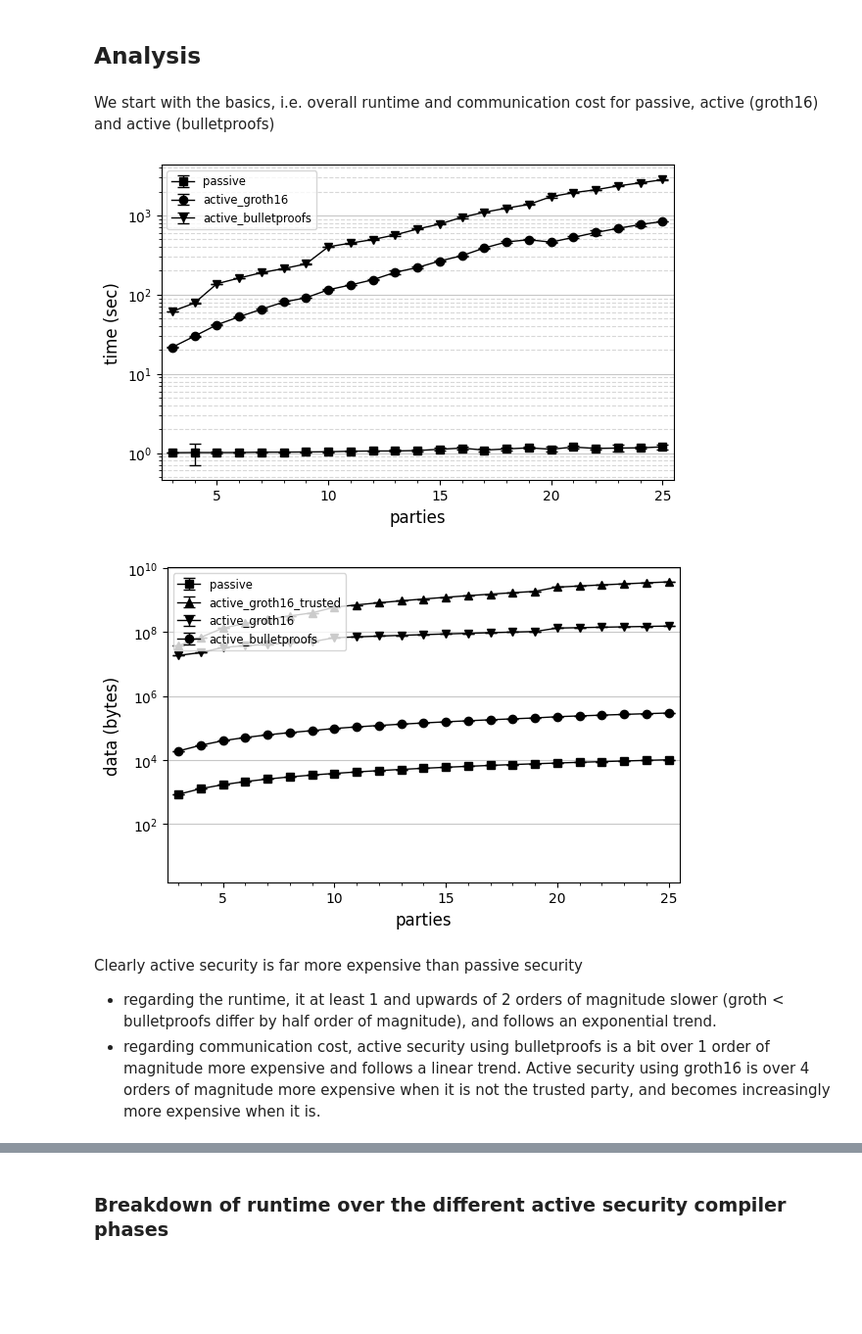
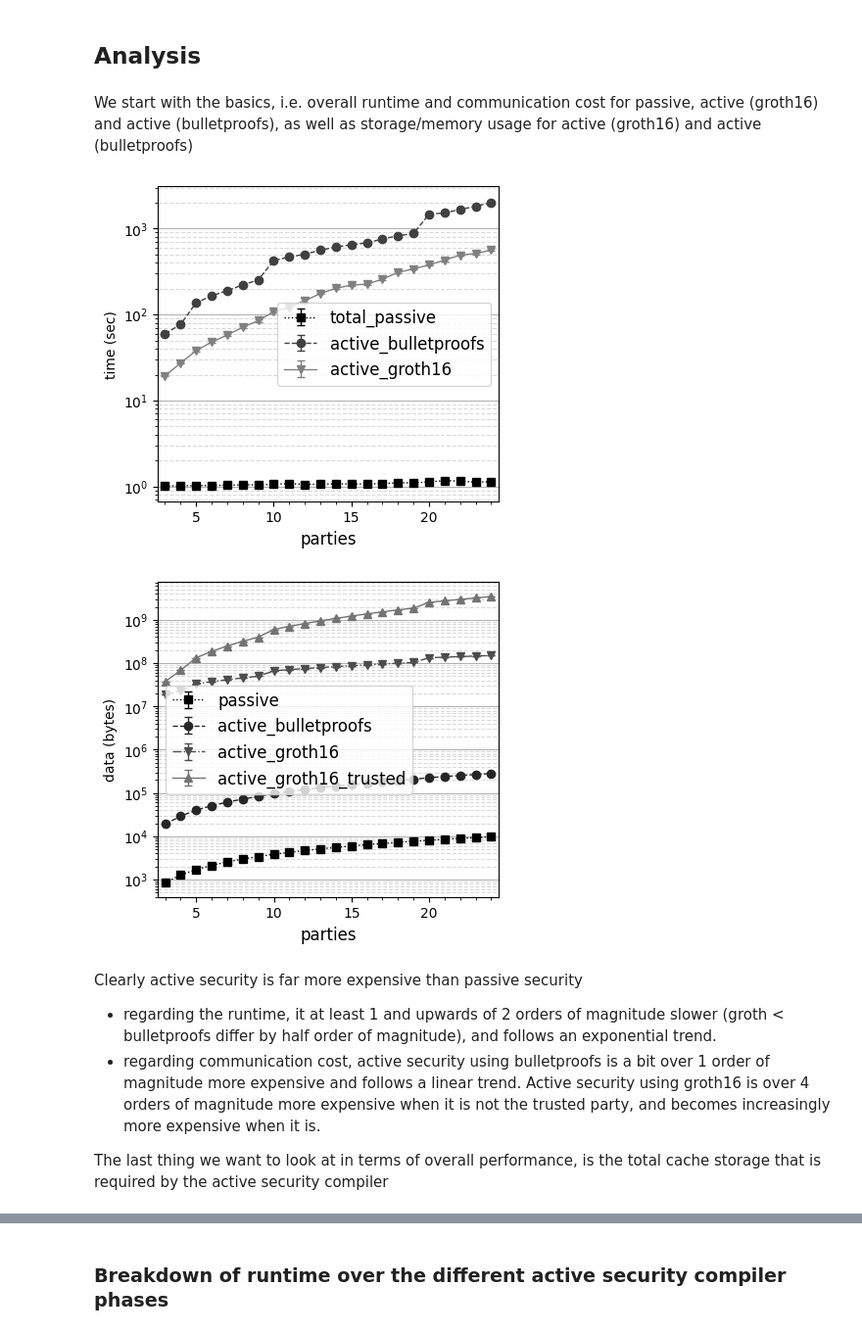
Before and after one commit to lorenzorota/activesecuritympc, a Jupyter notebook: notebooks/benchmark_analysis.ipynb, the cells around one changed output, grey strips where cells are left out. Shown at 98% size. Cells and saved outputs as stored; diff of their text form; code cells hidden in the pictures; blank space fills up the shorter version.

```diff
--- a/notebooks/benchmark_analysis.ipynb
+++ b/notebooks/benchmark_analysis.ipynb
@@ -15,7 +17,7 @@ if not os.path.exists("figures"):
     os.makedirs("figures")
 # %%
 passive_readings = []
-for i in range(3, 26):
+for i in range(3, 25):
     file = f"benchmarks/sum_passive_{i}_parties.csv"
     passive_readings.append(pd.read_csv(file))
 passive_readings = pd.concat(passive_readings)
@@ -23,26 +25,26 @@ passive_readings['total_communication_cost'] = passive_readings['total_bytes_sen
 passive_readings = passive_readings.drop(columns=['total_bytes_sent', 'total_bytes_recv'])
 
 groth16_readings = []
-for i in range(3, 26):
+for i in range(3, 25):
     file = f"benchmarks/sum_active_groth16_{i}_parties.csv"
     groth16_readings.append(pd.read_csv(file))
 groth16_readings = pd.concat(groth16_readings)
 groth16_readings['total_communication_cost'] = groth16_readings['total_bytes_sent'] + groth16_readings['total_bytes_recv']
-groth16_readings['total_verification_time'] /= groth16_readings['parties']
+groth16_readings['total_verification_time_per_party'] = groth16_readings['total_verification_time'] / groth16_readings['parties']
 groth16_readings = groth16_readings.drop(columns=['total_bytes_sent', 'total_bytes_recv'])
 
 bulletproofs_readings = []
-for i in range(3, 26):
+for i in range(3, 25):
     file = f"benchmarks/sum_active_bulletproofs_{i}_parties.csv"
     bulletproofs_readings.append(pd.read_csv(file))
 bulletproofs_readings = pd.concat(bulletproofs_readings)
 bulletproofs_readings['total_communication_cost'] = bulletproofs_readings['total_bytes_sent'] + bulletproofs_readings['total_bytes_recv']
-bulletproofs_readings['total_verification_time'] /= bulletproofs_readings['parties']
+bulletproofs_readings['total_verification_time_per_party'] = bulletproofs_readings['total_verification_time'] / bulletproofs_readings['parties']
 bulletproofs_readings = bulletproofs_readings.drop(columns=['total_bytes_sent', 'total_bytes_recv'])
 
-parties = range(3,26)
+parties = range(3,25)
 # %%
-def produce_plot(fig, ax, data, metric_dict, name, metric='runtime', id=0, semilog=False, marker='o', color='black'):
+def produce_plot(fig, ax, data, metric_dict, name, metric='runtime', id=0, semilog=False, marker='o', linestyle='-', color='0', loc='upper left'):
     # Calculate mean, median and stdiv for each id over ensemble
     grouped_data = data.groupby(['parties', 'id'])
     mean_data = grouped_data.mean()
@@ -64,20 +66,20 @@ def produce_plot(fig, ax, data, metric_dict, name, metric='runtime', id=0, semil
     data = median_data_0[metric]
     std_dev = std_data_0[metric]
 
-    ax.errorbar(parties, data, yerr=std_dev, marker=marker, linestyle='-', linewidth=1, capsize=4, color=color, label=name)
+    ax.errorbar(parties, data, yerr=std_dev, marker=marker, linestyle=linestyle, linewidth=1, capsize=3, markersize=6, color=color, label=name)
+    ax.minorticks_on()
     if semilog:
         ax.set_yscale('log')  # Set y-axis to logarithmic scale
         # Add major grid lines for better readability
-        ax.yaxis.grid(True, linestyle='-', alpha=0.7)
+        ax.yaxis.grid(True, linestyle='-', alpha=0.3)
         # Add minor grid lines as dotted lines
-        ax.minorticks_on()
-        ax.yaxis.grid(which='minor', linestyle='--', alpha=0.5)
+        ax.yaxis.grid(which='minor', linestyle='--', alpha=0.15)
     ax.xaxis.set_major_locator(AutoLocator())
     ax.set_xlim(3-0.5, max(parties)+0.5)
     ax.set_xlabel('parties', fontsize=12)
-    ax.set_ylabel(metric_dict[metric], fontsize=12)
+    ax.set_ylabel(metric_dict[metric], fontsize=10)
     if name:
-        ax.legend(loc='upper left', fontsize='small')
+        ax.legend(loc=loc, fontsize=12)
     ax.tick_params(axis='both', which='major', labelsize=10)
 
 
@@ -91,38 +93,44 @@ names = {
     "total_crs_generation_time": "time (sec)",
     "total_crs_len": "size (bytes)",
     "total_verification_time": "time (sec)",
+    "total_verification_time_per_party": "time (sec)",
     "cache_size": "size (bytes)",
-    "runtime": "time (sec)",
     "total_runtime": "time (sec)",
     "total_communication_cost": "data (bytes)",
     "setup_time": "time (sec)",
     "engagement_time": "time (sec)",
     "emulation_time": "time (sec)",
+    "total_communication_time": "time (sec)",
 }
 # %% [markdown]
 ## Analysis
 # %% [markdown]
-We start with the basics, i.e. overall runtime and communication cost for passive, active (groth16) and active (bulletproofs)
+We start with the basics, i.e. overall runtime and communication cost for passive, active (groth16) and active (bulletproofs), as well as storage/memory usage for active (groth16) and active (bulletproofs)
 # %%
 # Total runtime
-fig, ax = plt.subplots(figsize=(6.75, 2.0858647120308955*2))
-fig, ax, _ = produce_plot(fig, ax, passive_readings, names, "passive", "runtime", marker='s', semilog=True)
-fig, ax, _ = produce_plot(fig, ax, groth16_readings, names, "active_groth16", "total_runtime", marker='o')
-fig, ax, _ = produce_plot(fig, ax, bulletproofs_readings, names, "active_bulletproofs", "total_runtime", marker='v')
+fig, ax = plt.subplots(figsize=(6.75*2/3, 2.0858647120308955*2), facecolor="white")
+plt.style.use('grayscale')
+fig, ax, _ = produce_plot(fig, ax, passive_readings, names, "total_passive", "total_runtime", marker='s', linestyle='dotted', color='0', loc='best')
+fig, ax, _ = produce_plot(fig, ax, bulletproofs_readings, names, "active_bulletproofs", "total_runtime", marker='o', linestyle='--', color='0.25', loc='best')
+fig, ax, _ = produce_plot(fig, ax, groth16_readings, names, "active_groth16", "total_runtime", marker='v', linestyle='-', color='0.5', loc='best', semilog=True)
 fig.savefig('figures/total_runtime.pdf')
 # %% [output]
-[figure, old version]
+[figure, new version]
 # %%
 # Total communication cost
-fig, ax = plt.subplots(figsize=(6.75, 2.0858647120308955*2))
-fig, ax, _ = produce_plot(fig, ax, passive_readings, names, "passive", "total_communication_cost", marker='s', semilog=True)
-fig, ax, _ = produce_plot(fig, ax, groth16_readings, names, "active_groth16_trusted", "total_communication_cost", marker='^')
-fig, ax, _ = produce_plot(fig, ax, groth16_readings, names, "active_groth16", "total_communication_cost", id=1, marker='v')
-fig, ax, _ = produce_plot(fig, ax, bulletproofs_readings, names, "active_bulletproofs", "total_communication_cost", marker='o')
+fig, ax = plt.subplots(figsize=(6.75*2/3, 2.0858647120308955*2), facecolor="white")
+plt.style.use('grayscale')
+fig, ax, _ = produce_plot(fig, ax, passive_readings, names, "passive", "total_communication_cost", marker='s', linestyle='dotted', color='0', loc='best')
+fig, ax, _ = produce_plot(fig, ax, bulletproofs_readings, names, "active_bulletproofs", "total_communication_cost", marker='o', linestyle='--', color='0.15', loc='best')
+fig, ax, _ = produce_plot(fig, ax, groth16_readings, names, "active_groth16", "total_communication_cost", id=1, marker='v', linestyle='-.', color='0.3', loc='best')
+fig, ax, _ = produce_plot(fig, ax, groth16_readings, names, "active_groth16_trusted", "total_communication_cost", marker='^', linestyle='-', color='0.45', loc='best', semilog=True)
+# plt.subplots_adjust(left=0.15)
 fig.savefig('figures/total_communication_cost.pdf')
 # %% [output]
-[figure, old version]
+[figure, new version]
 # %% [markdown]
 Clearly active security is far more expensive than passive security
 * regarding the runtime, it at least 1 and upwards of 2 orders of magnitude slower (groth < bulletproofs differ by half order of magnitude), and follows an exponential trend.
 * regarding communication cost, active security using bulletproofs is a bit over 1 order of magnitude more expensive and follows a linear trend. Active security using groth16 is over 4 orders of magnitude more expensive when it is not the trusted party, and becomes increasingly more expensive when it is.
+
+The last thing we want to look at in terms of overall performance, is the total cache storage that is required by the active security compiler
```
Also changed, not shown: parts of 20 cells of this notebook, 3 other files.
